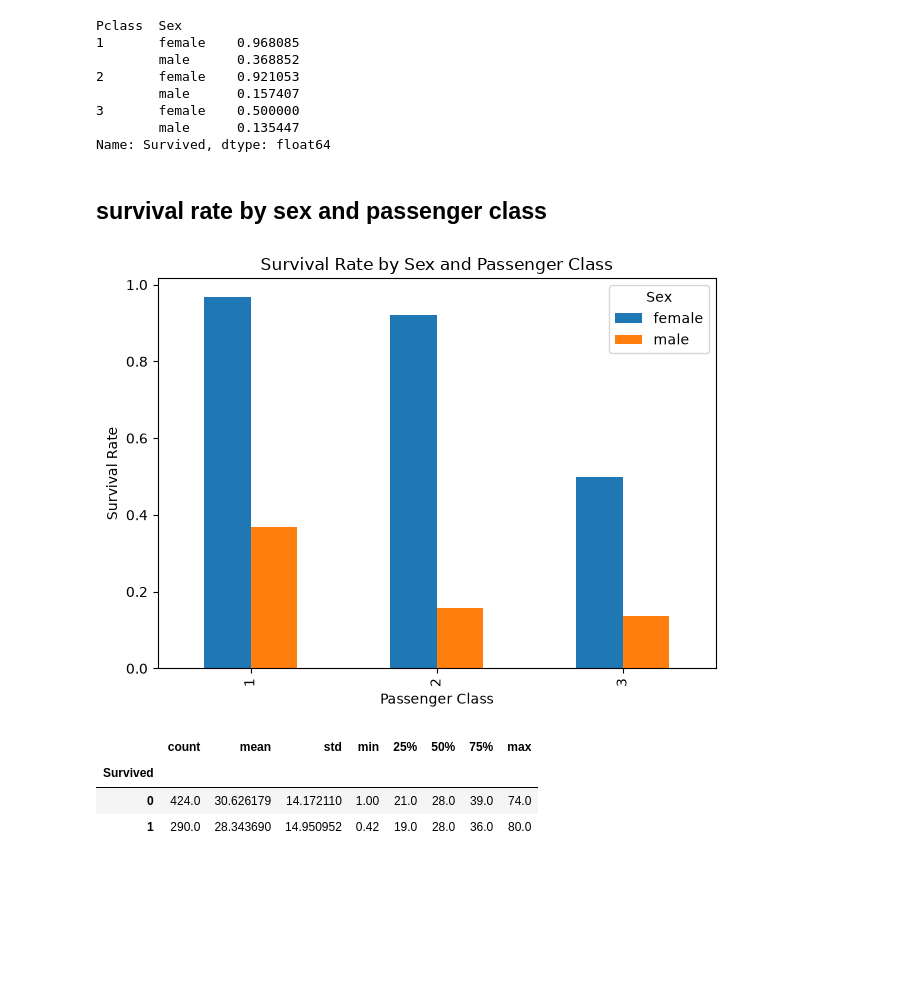
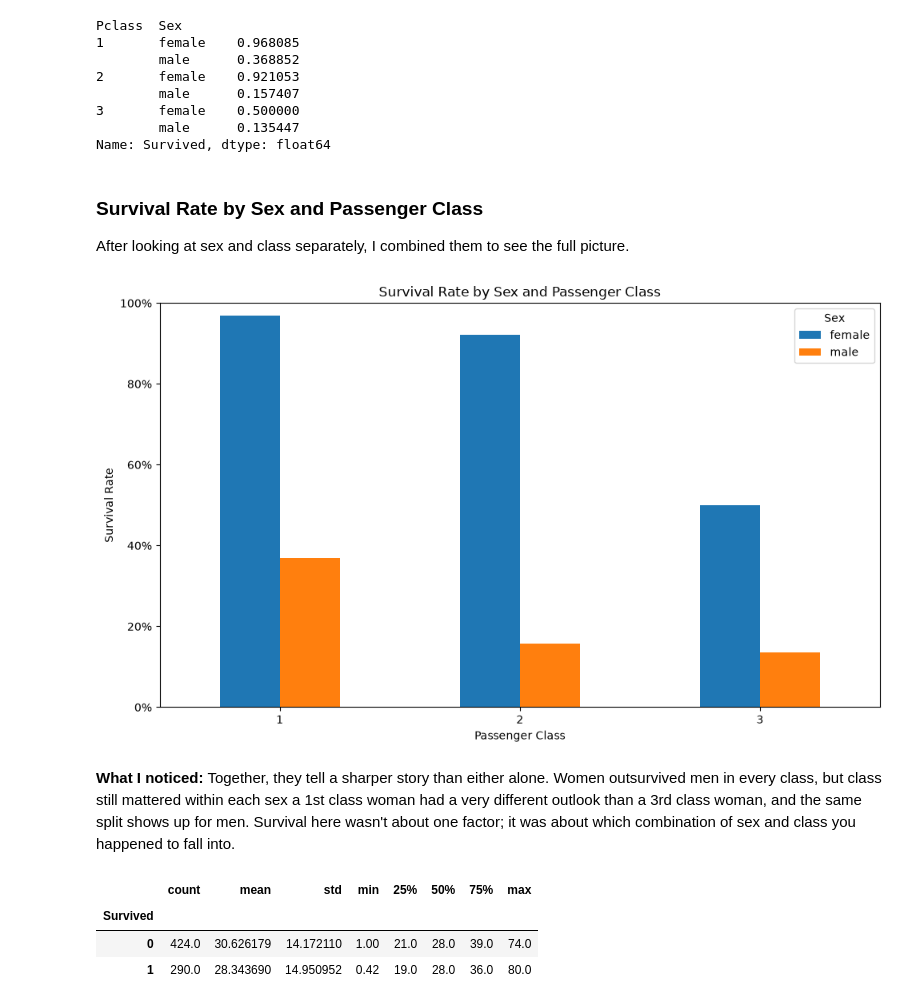
Before and after one commit to sehreen-jeelani/titanic-survival-analysis, a Jupyter notebook: notebooks/titanic_analysis.ipynb, the cells around one changed output. Drawn from its saved outputs; the diff is of its cells as text; code cells hidden in the pictures; blank space fills up the shorter version.

```diff
--- a/notebooks/titanic_analysis.ipynb
+++ b/notebooks/titanic_analysis.ipynb
@@ -398,24 +445,32 @@ Pclass  Sex
         male      0.135447
 Name: Survived, dtype: float64
 # %% [markdown]
-## survival rate by sex and passenger class
+### Survival Rate by Sex and Passenger Class
+
+After looking at sex and class separately, I combined them to see the full picture.
 # %%
 survival_by_sex_class = df.groupby(
     ["Pclass", "Sex"]
 )["Survived"].mean().unstack()
 
-survival_by_sex_class.plot(
+ax=survival_by_sex_class.plot(
     kind="bar",
+    figsize=(10, 6),
     title="Survival Rate by Sex and Passenger Class",
     ylabel="Survival Rate",
     xlabel="Passenger Class"
 )
 
+ax.set_ylim(0, 1)
+ax.yaxis.set_major_formatter(PercentFormatter(1.0))
+plt.xticks(rotation=0)
 plt.tight_layout()
 plt.savefig("../visuals/survival_rate_by_sex_class.png", dpi=300, bbox_inches="tight")
 plt.show()
 # %% [output]
-[figure, old version]
+[figure, new version]
+# %% [markdown]
+**What I noticed:** Together, they tell a sharper story than either alone. Women outsurvived men in every class, but class still mattered within each sex a 1st class woman had a very different outlook than a 3rd class woman, and the same split shows up for men. Survival here wasn't about one factor; it was about which combination of sex and class you happened to fall into.
 # %%
 df.groupby("Survived")["Age"].describe()
 # %% [output]
```
Also changed, not shown: parts of 113 cells of this notebook.
